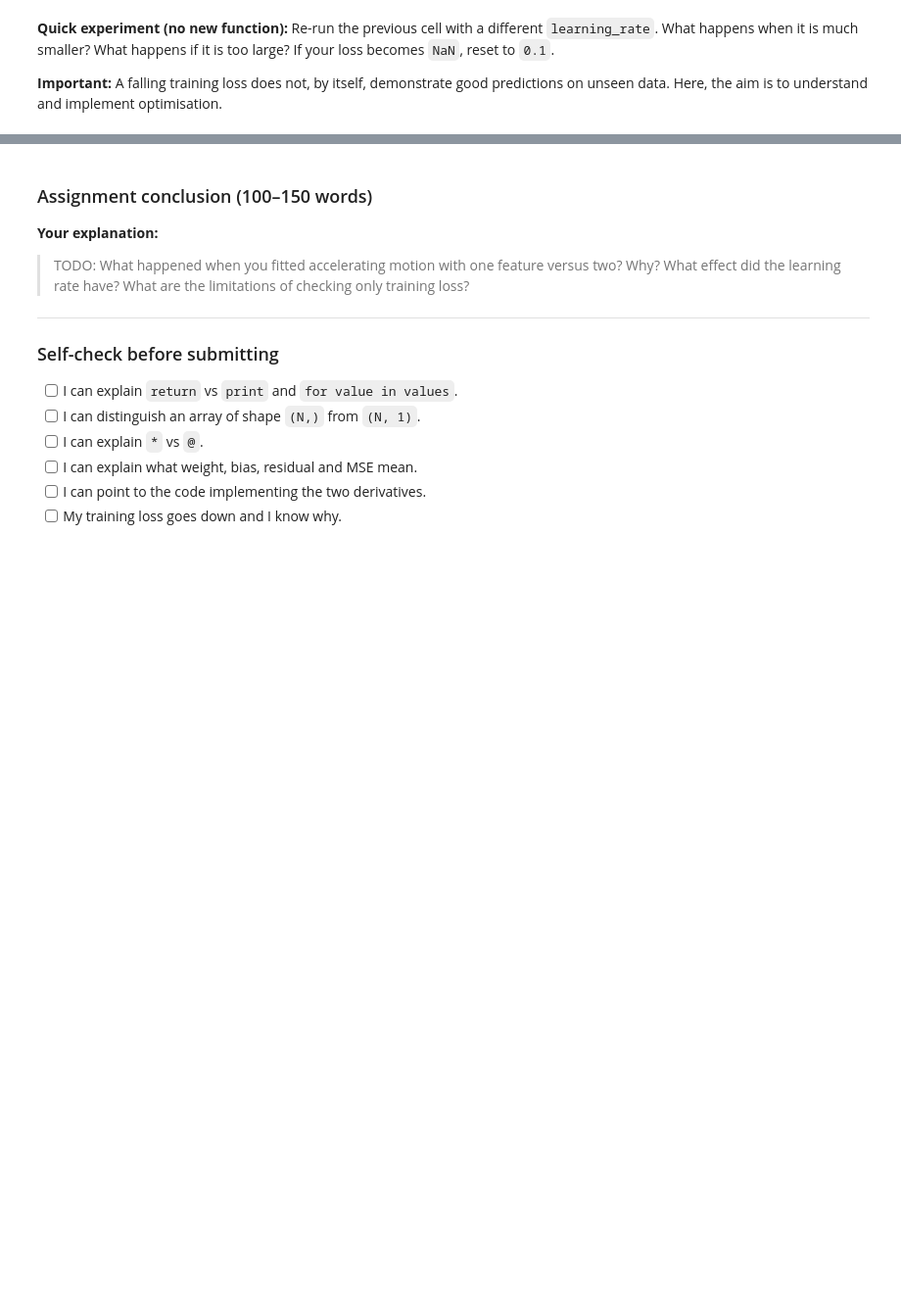
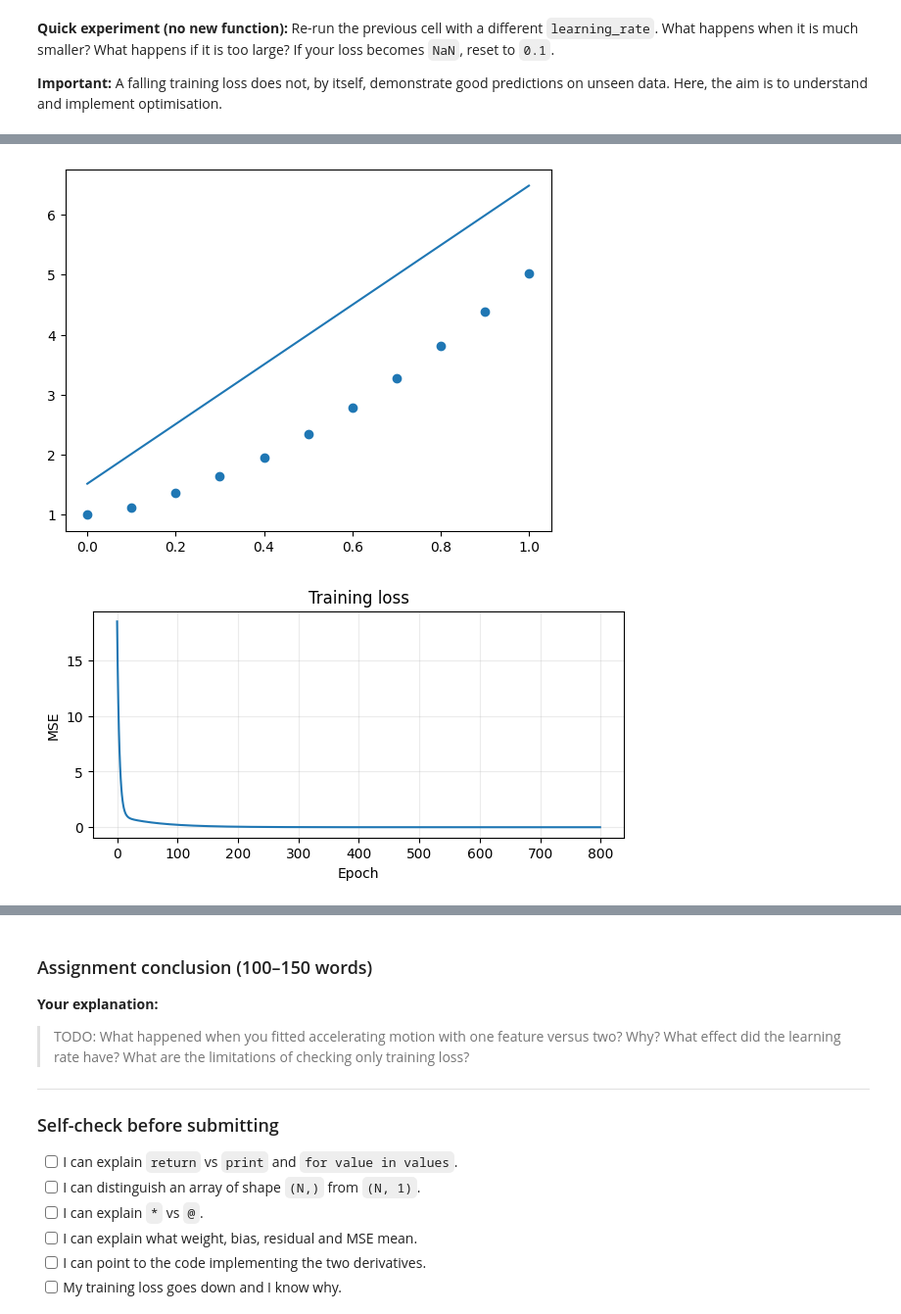
Before and after one commit to SiaDu/MLMPworkshop, a Jupyter notebook: workshop04_Python_NumPy_LinearRegression/Workshop04_Python_NumPy_LinearRegression.ipynb, the cells around one changed output, grey strips where cells are left out. Shown at 98% size. Drawn from its saved outputs; the diff is of its cells as text; code cells hidden in the pictures; blank space fills up the shorter version.

```diff
--- a/workshop04_Python_NumPy_LinearRegression/Workshop04_Python_NumPy_LinearRegression.ipynb
+++ b/workshop04_Python_NumPy_LinearRegression/Workshop04_Python_NumPy_LinearRegression.ipynb
@@ -483,0 +701,14 @@ def train_multi(X, y, learning_rate=0.1, epochs=1500):
+# %%
+w_fit, b_fit, loss_history = train(x, y, learning_rate=0.05, epochs=800)
+y_pred_linear = predict(t_assignment, w_fit, b_fit)
+plt.scatter(t_assignment, y_accelerating, label="Observed")
+plt.plot(t_assignment, y_pred_linear, label="One feature")
+
+fig, ax = plt.subplots(figsize=(7, 3))
+ax.plot(loss_history)
+ax.set(xlabel="Epoch", ylabel="MSE", title="Training loss")
+ax.grid(alpha=0.25)
+plt.show()
+# %% [output]
+[figure, added]
+[figure, added]
```
Also changed, not shown: parts of 48 cells of this notebook, 2 other files.
